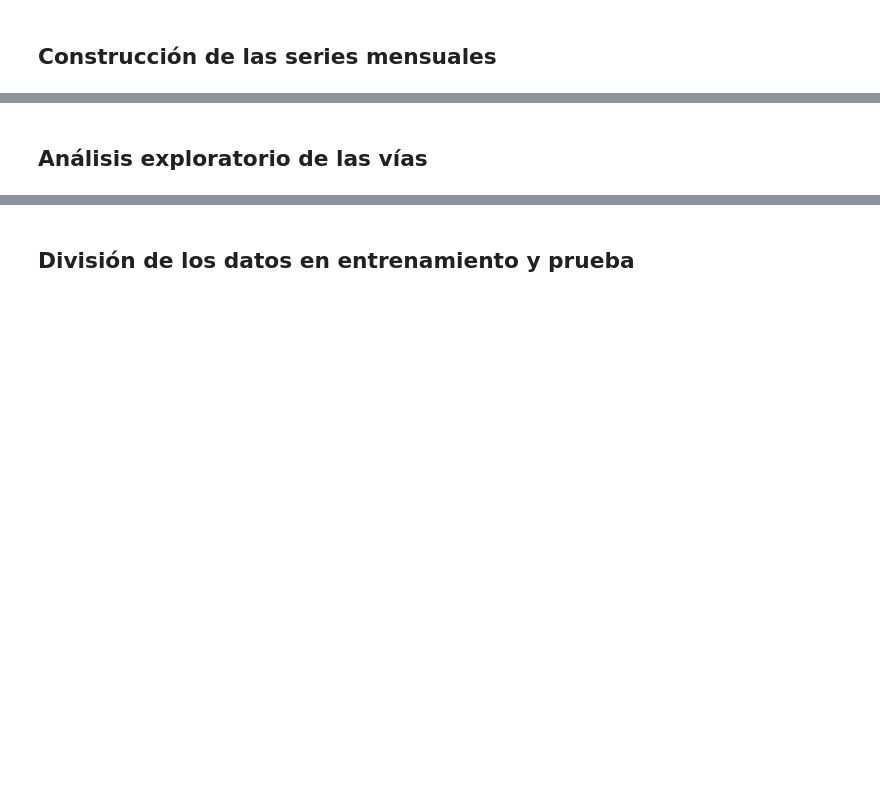
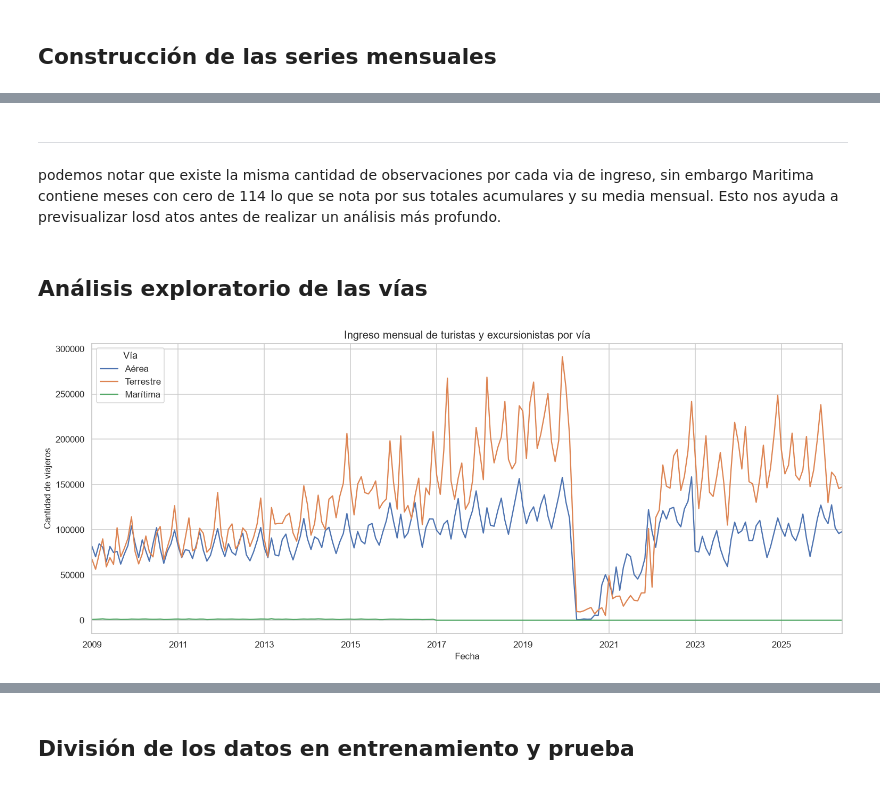
Before and after one commit to Vann06/Data-Science, a Jupyter notebook: L01_series_tiempo/notebooks/vias_de_ingreso.ipynb, the cells around one changed output, grey strips where cells are left out. Drawn from its saved outputs; the diff is of its cells as text; code cells hidden in the pictures; blank space fills up the shorter version.

Commit message:
avances de via de ingreso

```diff
--- a/L01_series_tiempo/notebooks/vias_de_ingreso.ipynb
+++ b/L01_series_tiempo/notebooks/vias_de_ingreso.ipynb
@@ -9,29 +9,47 @@ En total se obtendrán tres series.
 # %% [markdown]
 ## Librerías y Config
 # %%
+from pathlib import Path
+import warnings
+import itertools
+
 import numpy as np
 import pandas as pd
 import matplotlib.pyplot as plt
 import seaborn as sns
 
-from scipy import stats
+from IPython.display import display
 
-from statsmodels.tsa.seasonal import seasonal_decompose
+from statsmodels.tsa.seasonal import STL
 from statsmodels.graphics.tsaplots import plot_acf, plot_pacf
 from statsmodels.tsa.stattools import adfuller
 from statsmodels.stats.diagnostic import acorr_ljungbox
-
-from statsmodels.tsa.arima.model import ARIMA
+from statsmodels.tsa.statespace.sarimax import SARIMAX
 from statsmodels.tsa.holtwinters import (
     SimpleExpSmoothing,
     ExponentialSmoothing
 )
 
 from sklearn.metrics import mean_absolute_error, mean_squared_error
+
+
+pd.set_option("display.max_columns", 30)
+pd.set_option("display.float_format", lambda x: f"{x:,.2f}")
+
+sns.set_theme(style="whitegrid", context="notebook")
+
+plt.rcParams.update({
+    "figure.figsize": (13, 5),
+    "figure.dpi": 110,
+    "axes.titlesize": 13,
+    "axes.labelsize": 11
+})
 # %% [markdown]
 ## Carga y análisis de datos
 # %%
-RUTA_DATOS = Path("Base_Migracion_2009-2026jun.xlsx")
+RUTA_DATOS = Path("../data/raw/Base_Migracion_2009-2026jun.xlsx")
+
+
 
 if not RUTA_DATOS.exists():
     raise FileNotFoundError(
@@ -154,4 +448,26 @@ display(
+# %% [markdown]
+---
+# %% [markdown]
+podemos notar que existe la misma cantidad de observaciones por cada via de ingreso, sin embargo Maritima contiene meses con cero de 114 lo que se nota por sus totales acumulares y su media mensual.
+Esto nos ayuda a previsualizar losd atos antes de realizar un análisis más profundo.
 # %% [markdown]
 ## Análisis exploratorio de las vías
 # %%
-# analizando
+# analizando grafico conjunto
+ax = series_vias.plot(
+    figsize=(14, 6),
+    linewidth=1.5
+)
+
+ax.set_title(
+    "Ingreso mensual de turistas y excursionistas por vía"
+)
+
+ax.set_xlabel("Fecha")
+ax.set_ylabel("Cantidad de viajeros")
+ax.legend(title="Vía")
+
+plt.tight_layout()
+plt.show()
+# %% [output]
+[figure, added]
```
Also changed, not shown: parts of 11 cells of this notebook.
